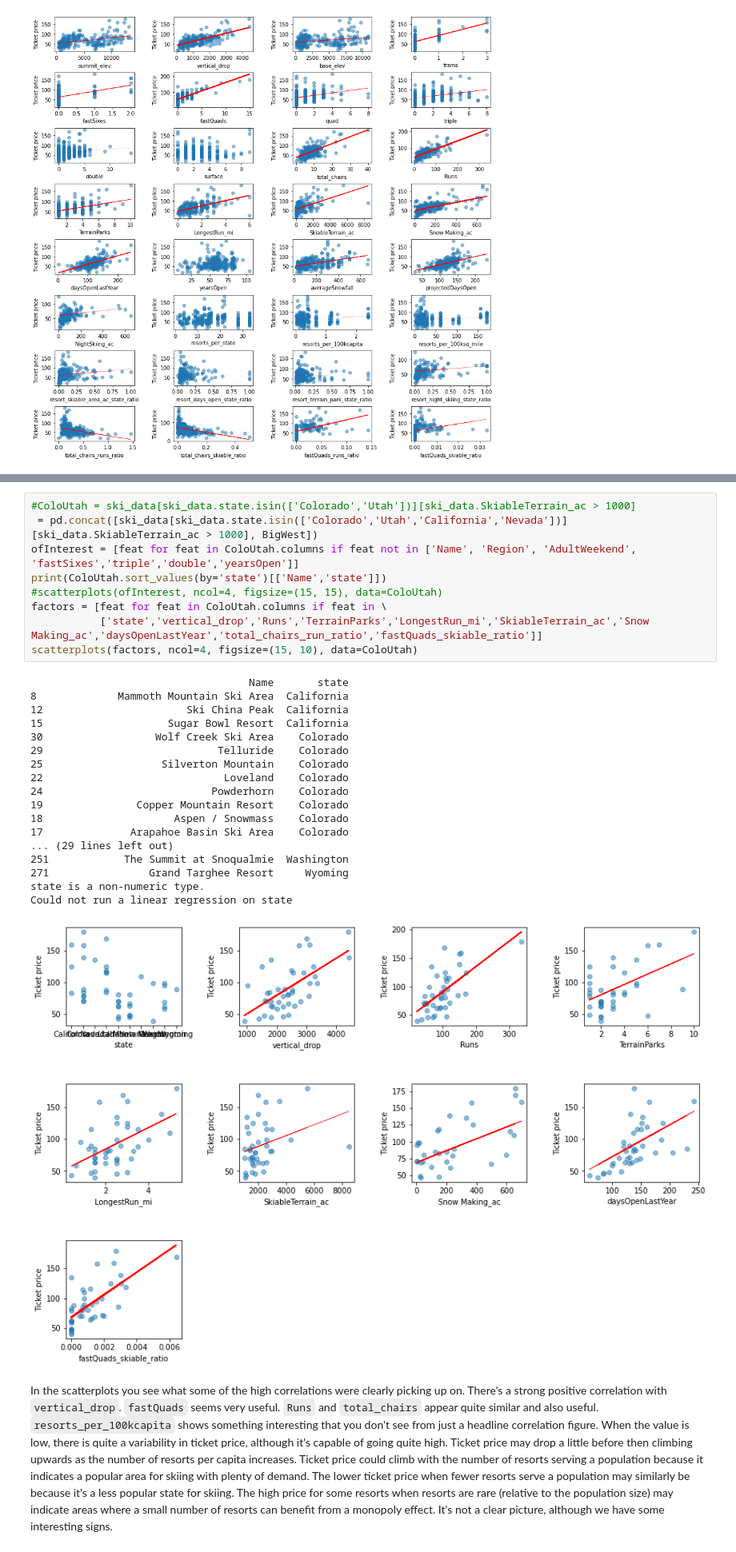
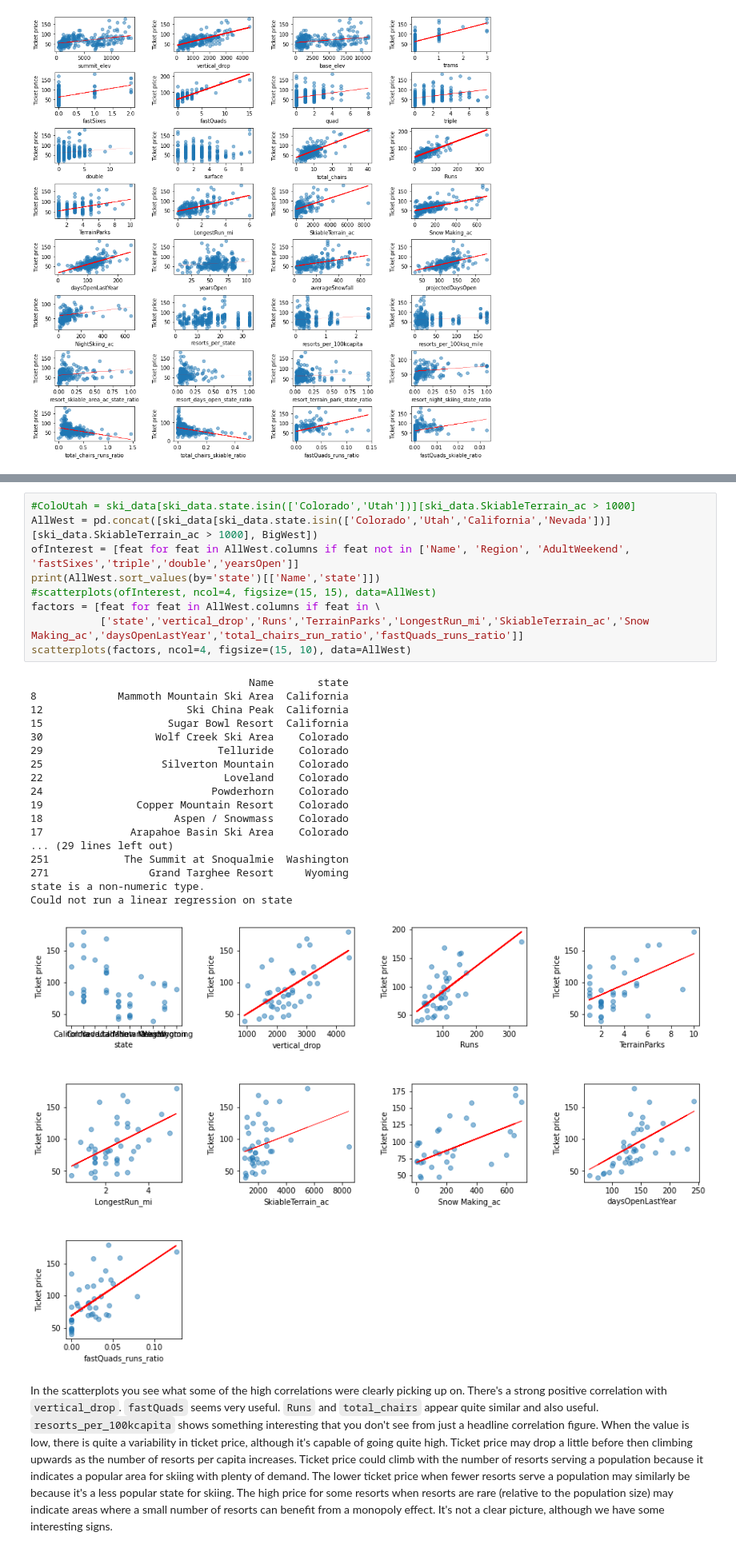
Before and after one commit to BradDoty/DataScienceGuidedCapstone, a Jupyter notebook: Notebooks/03_exploratory_data_analysis.ipynb, the cells around one changed output, grey strips where cells are left out. Shown at 80% size. Saved outputs shown, nothing was run; the diff lists cells and outputs as text.

```diff
--- a/Notebooks/03_exploratory_data_analysis.ipynb
+++ b/Notebooks/03_exploratory_data_analysis.ipynb
@@ -1022,31 +1022,31 @@ Could not run a linear regression on state
 # %%
 #ColoUtah = ski_data[ski_data.state.isin(['Colorado','Utah'])][ski_data.SkiableTerrain_ac > 1000]
- = pd.concat([ski_data[ski_data.state.isin(['Colorado','Utah','California','Nevada'])][ski_data.SkiableTerrain_ac > 1000], BigWest])
-ofInterest = [feat for feat in ColoUtah.columns if feat not in ['Name', 'Region', 'AdultWeekend', 'fastSixes','triple','double','yearsOpen']]
-print(ColoUtah.sort_values(by='state')[['Name','state']])
-#scatterplots(ofInterest, ncol=4, figsize=(15, 15), data=ColoUtah)
-factors = [feat for feat in ColoUtah.columns if feat in \
-           ['state','vertical_drop','Runs','TerrainParks','LongestRun_mi','SkiableTerrain_ac','Snow Making_ac','daysOpenLastYear','total_chairs_run_ratio','fastQuads_skiable_ratio']]
-scatterplots(factors, ncol=4, figsize=(15, 10), data=ColoUtah)
+AllWest = pd.concat([ski_data[ski_data.state.isin(['Colorado','Utah','California','Nevada'])][ski_data.SkiableTerrain_ac > 1000], BigWest])
+ofInterest = [feat for feat in AllWest.columns if feat not in ['Name', 'Region', 'AdultWeekend', 'fastSixes','triple','double','yearsOpen']]
+print(AllWest.sort_values(by='state')[['Name','state']])
+#scatterplots(ofInterest, ncol=4, figsize=(15, 15), data=AllWest)
+factors = [feat for feat in AllWest.columns if feat in \
+           ['state','vertical_drop','Runs','TerrainParks','LongestRun_mi','SkiableTerrain_ac','Snow Making_ac','daysOpenLastYear','total_chairs_run_ratio','fastQuads_runs_ratio']]
+scatterplots(factors, ncol=4, figsize=(15, 10), data=AllWest)
 # %% [output]
                                    Name       state
 8             Mammoth Mountain Ski Area  California
 12                       Ski China Peak  California
 15                    Sugar Bowl Resort  California
 30                  Wolf Creek Ski Area    Colorado
 29                            Telluride    Colorado
 25                   Silverton Mountain    Colorado
 22                             Loveland    Colorado
 24                           Powderhorn    Colorado
 19               Copper Mountain Resort    Colorado
 18                     Aspen / Snowmass    Colorado
 17              Arapahoe Basin Ski Area    Colorado
 ... (29 lines left out)
 251            The Summit at Snoqualmie  Washington
 271                Grand Targhee Resort     Wyoming
 state is a non-numeric type.
 Could not run a linear regression on state
-[figure, old version]
+[figure, new version]
 # %% [markdown]
 In the scatterplots you see what some of the high correlations were clearly picking up on. There's a strong positive correlation with `vertical_drop`. `fastQuads` seems very useful. `Runs` and `total_chairs` appear quite similar and also useful. `resorts_per_100kcapita` shows something interesting that you don't see from just a headline correlation figure. When the value is low, there is quite a variability in ticket price, although it's capable of going quite high. Ticket price may drop a little before then climbing upwards as the number of resorts per capita increases. Ticket price could climb with the number of resorts serving a population because it indicates a popular area for skiing with plenty of demand. The lower ticket price when fewer resorts serve a population may similarly be because it's a less popular state for skiing. The high price for some resorts when resorts are rare (relative to the population size) may indicate areas where a small number of resorts can benefit from a monopoly effect. It's not a clear picture, although we have some interesting signs.
 # %% [markdown]
```
Also changed, not shown: parts of 1 cell of this notebook.
